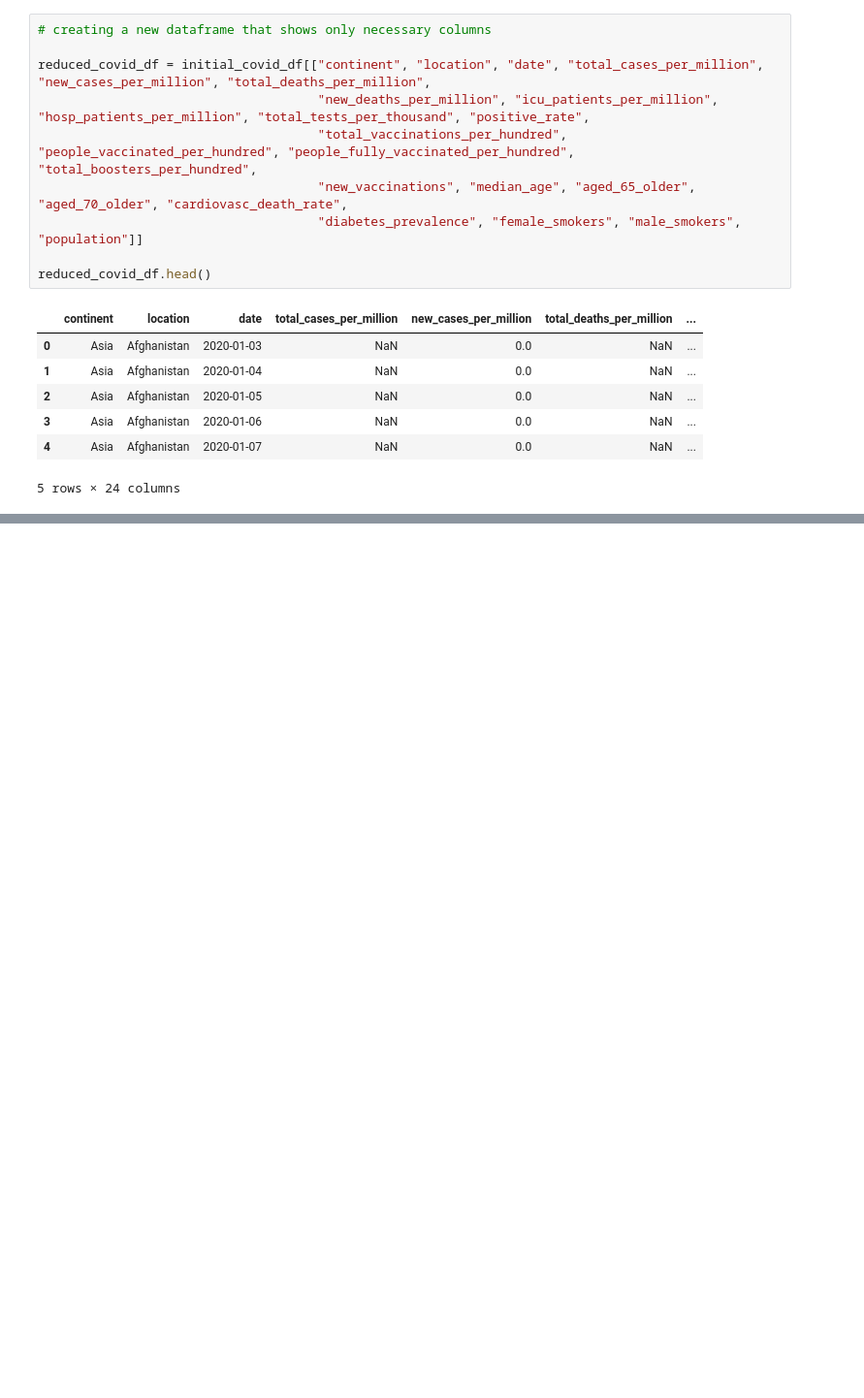
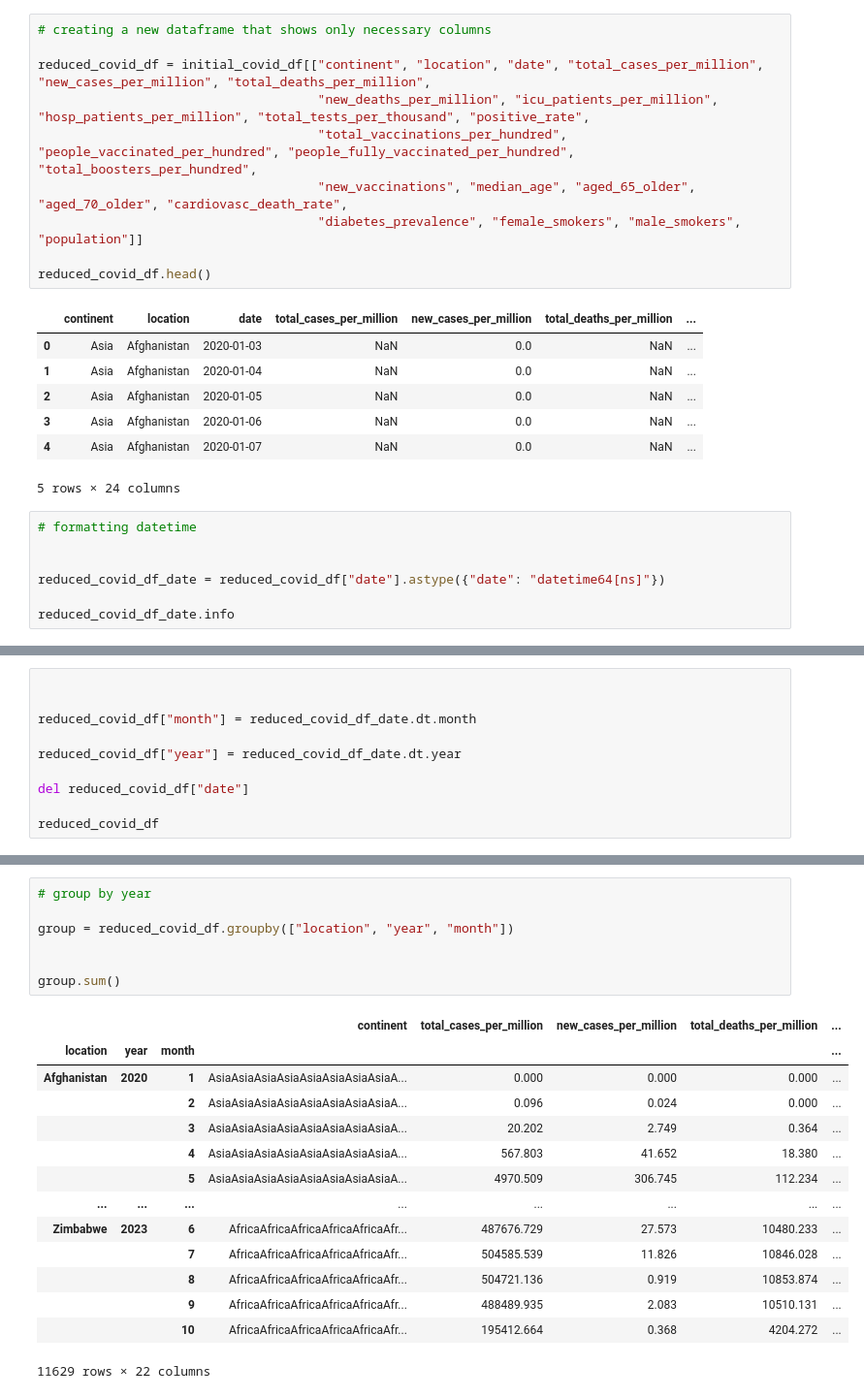
Before and after one commit to ss0ryan0/project1_group7, a Jupyter notebook: Code/project1_group7.ipynb, the cells around one changed output, grey strips where cells are left out. Shown at 97% size. Drawn from its saved outputs; the diff is of its cells as text; blank space fills up the shorter version.

```diff
--- a/Code/project1_group7.ipynb
+++ b/Code/project1_group7.ipynb
@@ -57,3 +58,10 @@ reduced_covid_df.head()
 | 3 | Asia | Afghanistan | 2020-01-06 | NaN | 0.0 | NaN | ... |
 | 4 | Asia | Afghanistan | 2020-01-07 | NaN | 0.0 | NaN | ... |
 5 rows × 24 columns
+# %%
+# formatting datetime
+
+
+reduced_covid_df_date = reduced_covid_df["date"].astype({"date": "datetime64[ns]"})
+
+reduced_covid_df_date.info
@@ -59,0 +81,10 @@ reduced_covid_df.head()
+# %%
+
+
+reduced_covid_df["month"] = reduced_covid_df_date.dt.month
+
+reduced_covid_df["year"] = reduced_covid_df_date.dt.year
+
+del reduced_covid_df["date"]
+
+reduced_covid_df
@@ -59,0 +115,22 @@ reduced_covid_df.head()
+# %%
+# group by year
+
+group = reduced_covid_df.groupby(["location", "year", "month"])
+
+
+group.sum()
+# %% [output]
+|  |  |  | continent | total_cases_per_million | new_cases_per_million | total_deaths_per_million | ... |
+| location | year | month |  |  |  |  | ... |
+| Afghanistan | 2020 | 1 | AsiaAsiaAsiaAsiaAsiaAsiaAsiaAsiaA... | 0.000 | 0.000 | 0.000 | ... |
+|  |  | 2 | AsiaAsiaAsiaAsiaAsiaAsiaAsiaAsiaA... | 0.096 | 0.024 | 0.000 | ... |
+|  |  | 3 | AsiaAsiaAsiaAsiaAsiaAsiaAsiaAsiaA... | 20.202 | 2.749 | 0.364 | ... |
+|  |  | 4 | AsiaAsiaAsiaAsiaAsiaAsiaAsiaAsiaA... | 567.803 | 41.652 | 18.380 | ... |
+|  |  | 5 | AsiaAsiaAsiaAsiaAsiaAsiaAsiaAsiaA... | 4970.509 | 306.745 | 112.234 | ... |
+| ... | ... | ... | ... | ... | ... | ... | ... |
+| Zimbabwe | 2023 | 6 | AfricaAfricaAfricaAfricaAfricaAfr... | 487676.729 | 27.573 | 10480.233 | ... |
+|  |  | 7 | AfricaAfricaAfricaAfricaAfricaAfr... | 504585.539 | 11.826 | 10846.028 | ... |
+|  |  | 8 | AfricaAfricaAfricaAfricaAfricaAfr... | 504721.136 | 0.919 | 10853.874 | ... |
+|  |  | 9 | AfricaAfricaAfricaAfricaAfricaAfr... | 488489.935 | 2.083 | 10510.131 | ... |
+|  |  | 10 | AfricaAfricaAfricaAfricaAfricaAfr... | 195412.664 | 0.368 | 4204.272 | ... |
+11629 rows × 22 columns
```
Also changed, not shown: parts of 4 cells of this notebook.
